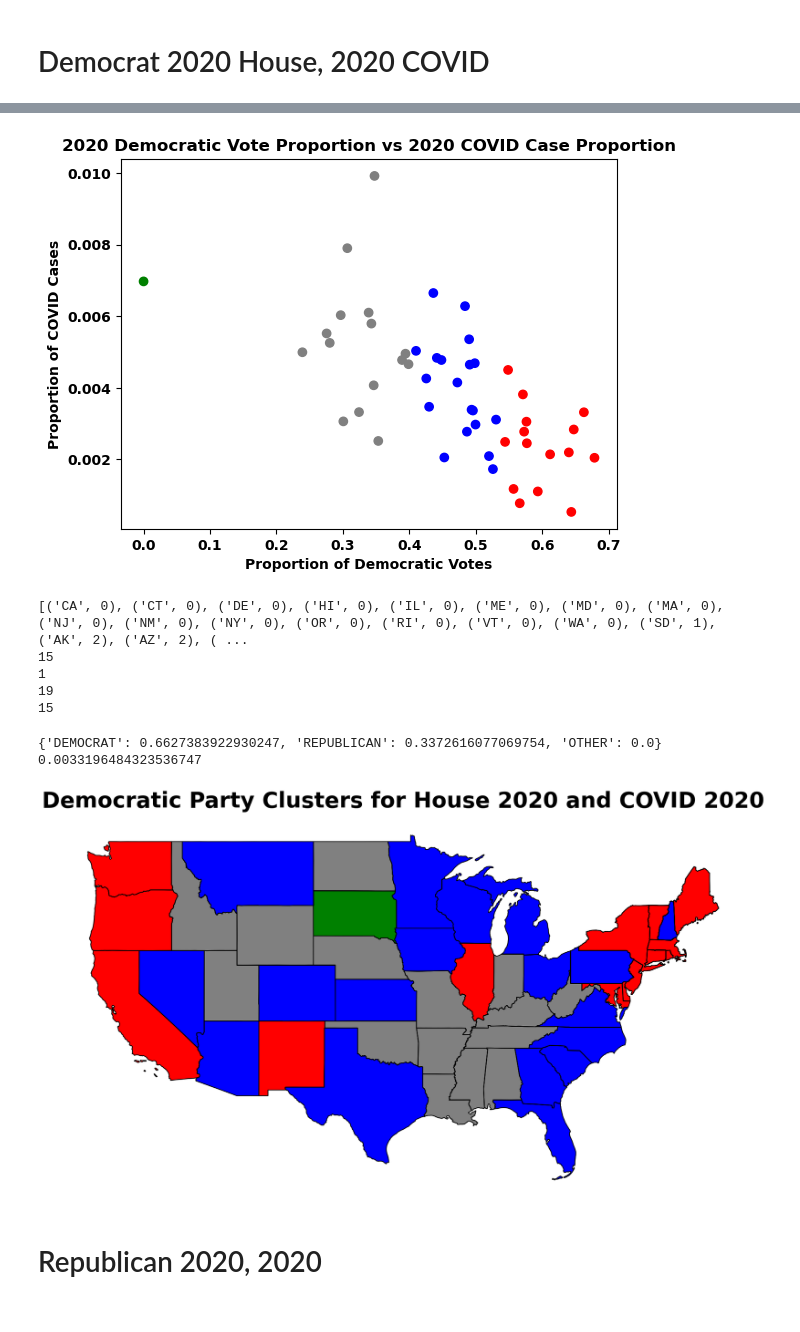
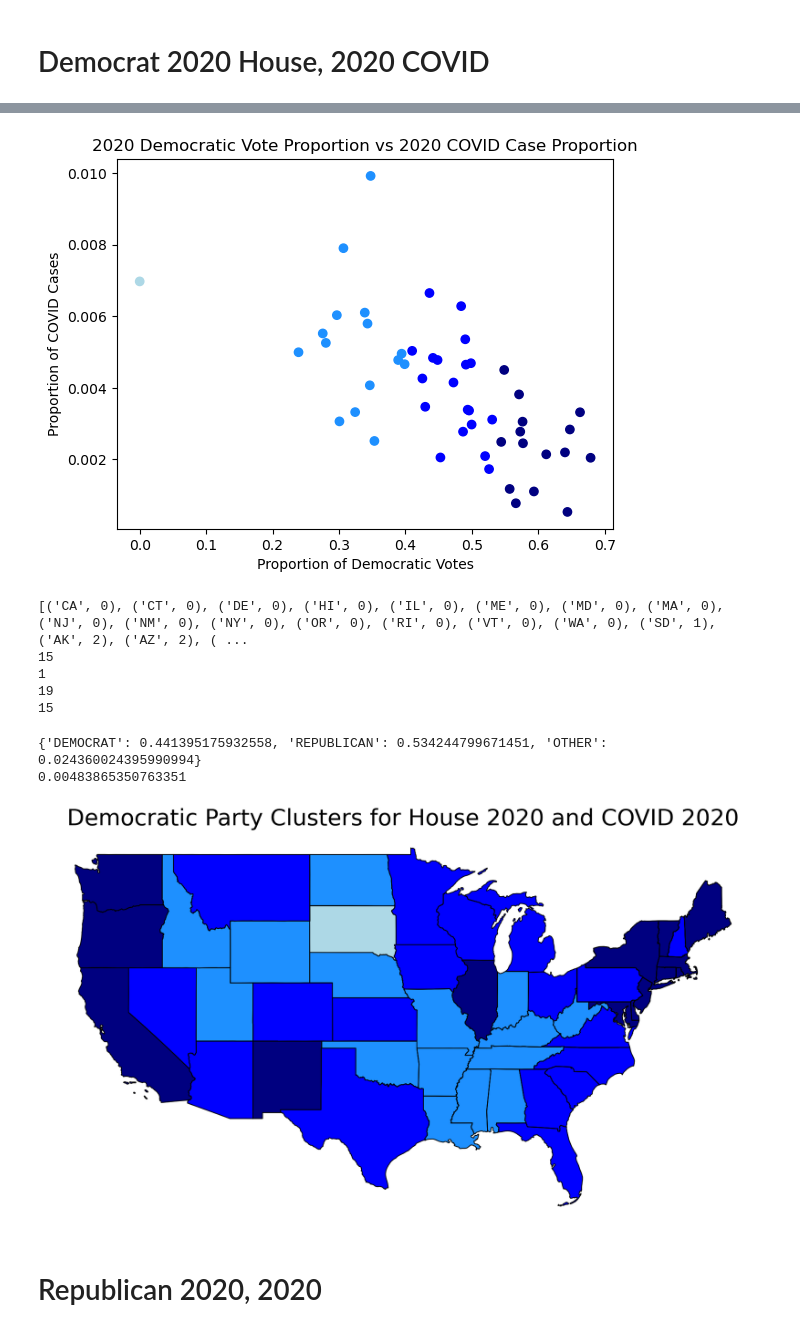
Before and after one commit to IanSinColorado/PoliticsAndCovid, a Jupyter notebook: dataCompression.ipynb, the cells around one changed output, grey strips where cells are left out. Saved outputs shown, nothing was run; the diff lists cells and outputs as text; code cells hidden in the pictures.

Commit message:
Made plots for presentation

```diff
--- a/dataCompression.ipynb
+++ b/dataCompression.ipynb
@@ -677,13 +673,16 @@ r-squared value of: 42.47982118664223%
 # %%
 np.random.seed(2020)
-best_cluster = plot_data_optimized(dem_h_2020_c_2020, ['r', 'g', 'b', 'gray'], 4, 50)
+# best_cluster = plot_data_optimized(dem_h_2020_c_2020, ['r', 'g', 'b', 'gray'], 4, 50)
+best_cluster = plot_data_optimized(dem_h_2020_c_2020, ['navy', 'lightblue', 'blue', 'dodgerblue'], 4, 50)
 plt.title("2020 Democratic Vote Proportion vs 2020 COVID Case Proportion")
 plt.xlabel("Proportion of Democratic Votes")
 plt.ylabel("Proportion of COVID Cases")
 # Seeded environment, so use the colors in the correct way
-best_colors = ['r', 'g', 'b', 'gray']
+
+# best_colors = ['r', 'g', 'b', 'gray']
+best_colors = ['navy', 'lightblue', 'blue', 'dodgerblue']
 # %% [output]
-[figure, old version]
+[figure, new version]
 # %%
 print(sorted(list(zip(states, best_cluster)), key=lambda x: x[1]))
 cluster_list = list(zip(states, best_cluster))
@@ -702,16 +701,16 @@ print(len(clust3))
 19
 15
 # %%
-s = 'CA'
+s = 'TX'
 print(votes_prop[2020][s])
 print(cases_norm[2020][s])
 # %% [output]
-{'DEMOCRAT': 0.6627383922930247, 'REPUBLICAN': 0.3372616077069754, 'OTHER': 0.0}
-0.0033196484323536747
+{'DEMOCRAT': 0.441395175932558, 'REPUBLICAN': 0.534244799671451, 'OTHER': 0.024360024395990994}
+0.00483865350763351
 # %%
 make_map(best_cluster, best_colors, "Democratic Party Clusters for House 2020 and COVID 2020")
 # %% [output]
-[figure, old version]
+[figure, new version]
 # %% [markdown]
 # Republican 2020, 2020
 # %%
```
Also changed, not shown: parts of 19 cells of this notebook.
